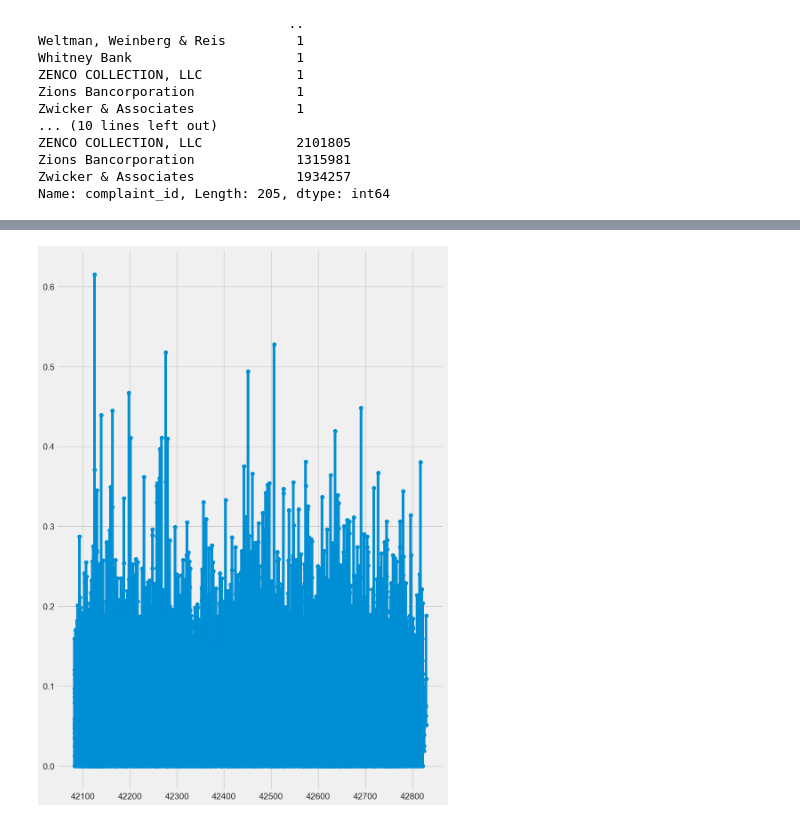
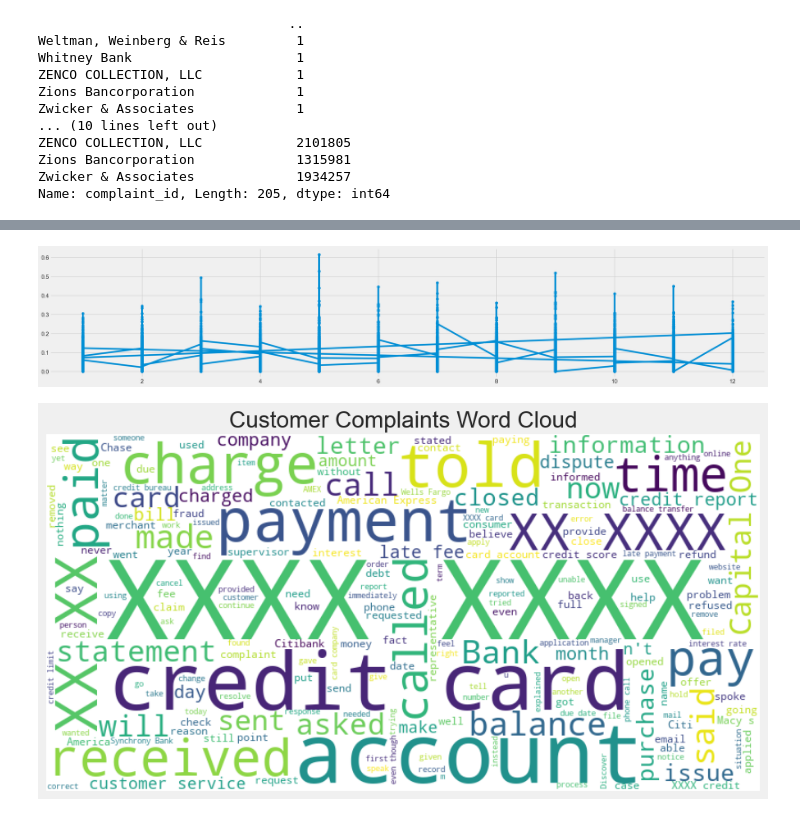
Before and after one commit to Fairie0723/CreditCardComp, a Jupyter notebook: Main.ipynb, the cells around one changed output, grey strips where cells are left out. Cells and saved outputs as stored; diff of their text form; code cells hidden in the pictures.

```diff
--- a/Main.ipynb
+++ b/Main.ipynb
@@ -184,0 +147,16 @@ memory usage: 2.5+ MB
+# %%
+# Create 'new_date' column which is a floating point version of the string 'date_sent_to_company'
+
+df['new_date'] = df['date_sent_to_company'].apply(float)
+
+# This loop is used to create a Pandas timestamp from the excel formatted date from the data.  We are using an older version of Pandas so the method for each row is using the previously created float date as an offset that gets added to the date '1899-12-30'
+
+excel_dates = []
+
+for row in df['new_date']:
+    pandas_date = pd.to_datetime('1899-12-30') + pd.DateOffset(days=row)
+    excel_dates.append(pandas_date)
+df['excel_date'] = excel_dates
+df = df.drop('new_date',axis=1)
+
+df.head()
@@ -184,0 +170,11 @@ memory usage: 2.5+ MB
+# %%
+# Create Month column for grouping
+
+months = []
+
+for index, row in df.iterrows():
+    month = row['excel_date'].month
+    months.append(month)
+
+df['month'] = months
+df.head()
@@ -185,11 +194,28 @@ memory usage: 2.5+ MB
 # %%
-# Plot sentiment over date column
+# Plot sentiment over excel date column
 
-df.sort_values(by='new_date', inplace=True)
+df.sort_values(by='excel_date', inplace=True)
 
-plt.figure(figsize=(10,15))
-plt.plot(df['new_date'], df['consumer_complaint_score'], marker = 'o')
+plt.figure(figsize=(25,5))
+plt.plot(df['month'], df['consumer_complaint_score'], marker = 'o')
+
+plt.grid(True)
+plt.tight_layout()
 
 plt.show()
 # %% [output]
-[figure, old version]
+[figure, new version]
+# %%
+# Word Map of customer complaints
+
+text = " ".join(complaint for complaint in df['consumer_complaint_narrative'])
+
+wordcloud = WordCloud(width=800, height=400, background_color='white').generate(text)
+
+plt.figure(figsize=(10,6))
+plt.imshow(wordcloud, interpolation='bilinear')
+plt.axis("off")
+plt.title("Customer Complaints Word Cloud")
+plt.show()
+# %% [output]
+[figure, added]
```
Also changed, not shown: parts of 7 cells of this notebook, 1 other file.
